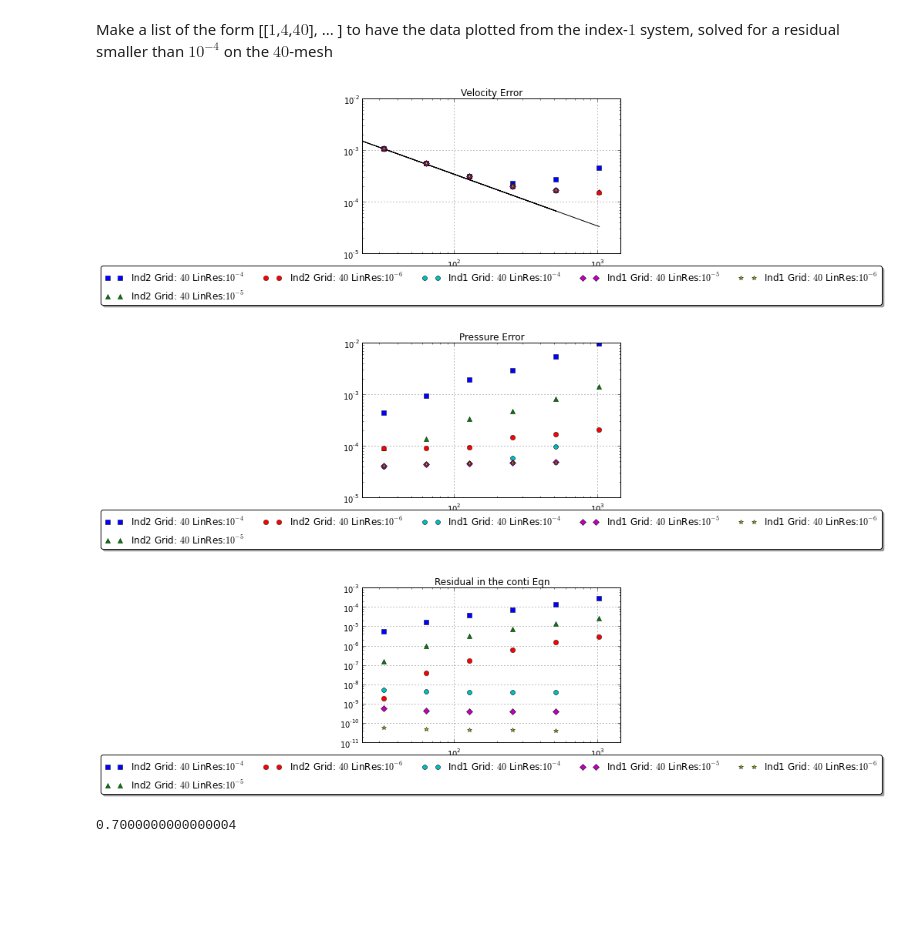
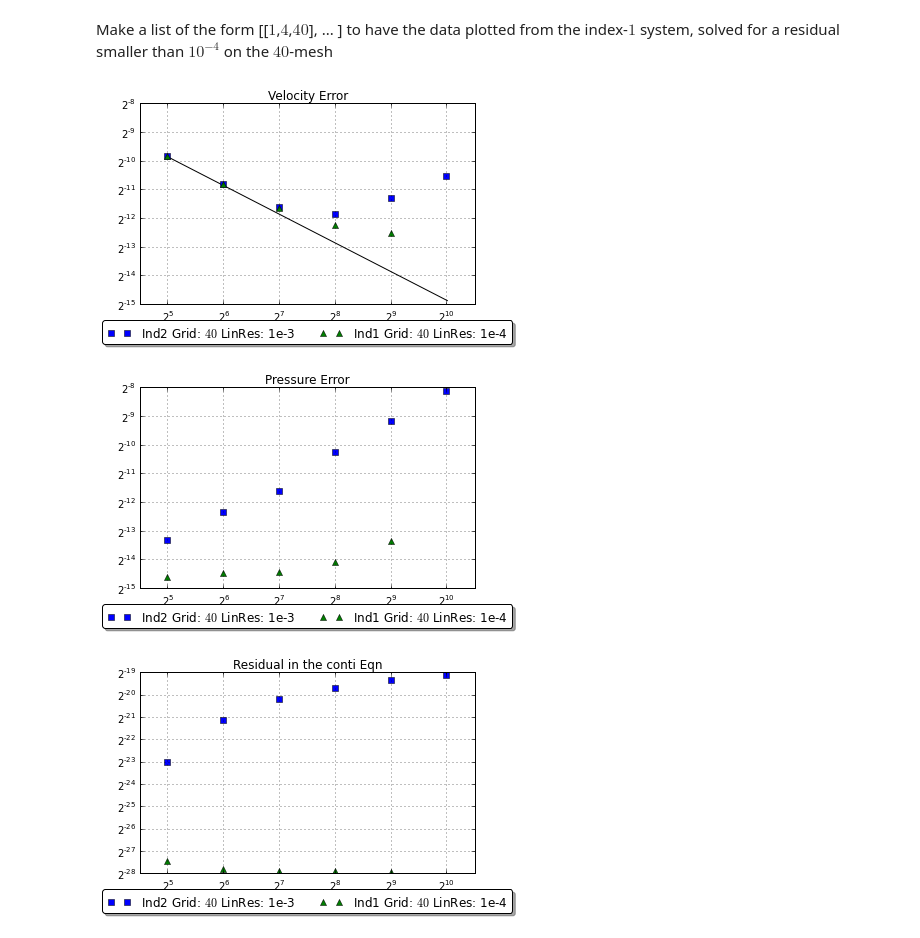
Before and after one commit to highlando/pystokes, a Jupyter notebook: conv plots.ipynb, the cells around one changed output. Cells and saved outputs as stored; diff of their text form; code cells hidden in the pictures; blank space fills up the shorter version.

```diff
--- a/conv plots.ipynb
+++ b/conv plots.ipynb
@@ -29,8 +29,8 @@ def plot_errs(ErL,TdL,Leg=None,Title=None,LinFit=False):
         else:
             ax.plot(TdL[k], ErL[k], MkL[k])
 
-    plt.xscale('log', basex=10)
-    plt.yscale('log', basey=10)
+    plt.xscale('log', basex=2)
+    plt.yscale('log', basey=2)
     plt.xlim(xmin=0.71*TdL[0][0], xmax=TdL[0][-1]*1.42)
     plt.title(Title)
     plt.grid(True)
@@ -45,41 +45,36 @@ def plot_errs(ErL,TdL,Leg=None,Title=None,LinFit=False):
           fancybox=True, shadow=True, ncol=5)
 
     plt.show()
+# %%
+DicLP = {1:'Ind1', 2:'Ind2', 3:'Ind2ra'}
+DicLM = {32:'$32$', 40:'$40$', 64:'$64$'}
 # %%
 def load_jsdtoplot(PL,Omega):
     if PL[1]==0:
-        JsF = 'om%djson/Ind%dTol0e+0%dN%d.json' % (Omega,PL[0],PL[1],PL[2])
+        JsF = 'om%d' % Omega + 'json/%s' % DicLP[PL[0]] + 'Tol0e+0%dN%d.json' % (PL[1],PL[2])
     else:
-        JsF = 'om%djson/Ind%dTol1e-0%dN%d.json' % (Omega,PL[0],PL[1],PL[2])
+        JsF = 'om%d' % Omega + 'json/%s' % DicLP[PL[0]] + 'Tol1e-0%dN%d.json' % (PL[1],PL[2])
     return plu.load_json_dicts(JsF)
-# %%
-DicLP = {1:'Ind1', 2:'Ind2'}
-DicLT = {4:'$10^{-4}$', 5:'$10^{-5}$', 6:'$10^{-6}$', 0:'$-$'}
-DicLM = {32:'$32$', 40:'$40$', 64:'$64$'}
 # %% [markdown]
 Make a list of the form [[$1$,$4$,$40$], ... ] to have the data plotted
 from the index-$1$ system, solved for a residual smaller than $10^{-4}$ on the $40$-mesh
 # %%
-PlotList = [[2,4,40],[2,5,40],[2,6,40],[1,4,40],[1,5,40],[1,6,40]]#,
+PlotList = [[2,3,40],[1,4,40]]#,[1,5,40],[1,4,40],[2,4,40],[2,5,40],]#,
 Omega = 8
 VErr, PErr, TDis, Leg, ContRes = [], [], [], [], []
 for PL in PlotList:
     Jpl = load_jsdtoplot(PL,Omega)
     PErr.append(err_int(Jpl,'PEr'))
     VErr.append(err_int(Jpl,'VelEr'))
     ContRes.append(err_int(Jpl,'ContiRes'))
     TDis.append(Jpl['TimeDiscs'])
     pyplot.close('all')
-    Leg.append(  DicLP[PL[0]] + ' Grid: $%d$' % PL[2] + ' LinRes:' + DicLT[PL[1]] )
+    Leg.append(  DicLP[PL[0]] + ' Grid: $%d$' % PL[2] + ' LinRes: 1e-%d' % PL[1] )
 
 plot_errs(VErr,TDis,Leg=Leg,Title='Velocity Error',LinFit=True)
 plot_errs(PErr,TDis,Leg=Leg,Title='Pressure Error')
 plot_errs(ContRes,TDis,Leg=Leg,Title='Residual in the conti Eqn')
 # %% [output]
-[figure, old version]
+[figure, new version]
-[figure, old version]
+[figure, new version]
-[figure, old version]
+[figure, new version]
-# %%
-1.0/6*(49.8-15.2*3)
-# %% [output]
-0.7000000000000004
```
Also changed, not shown: 3 other files.
